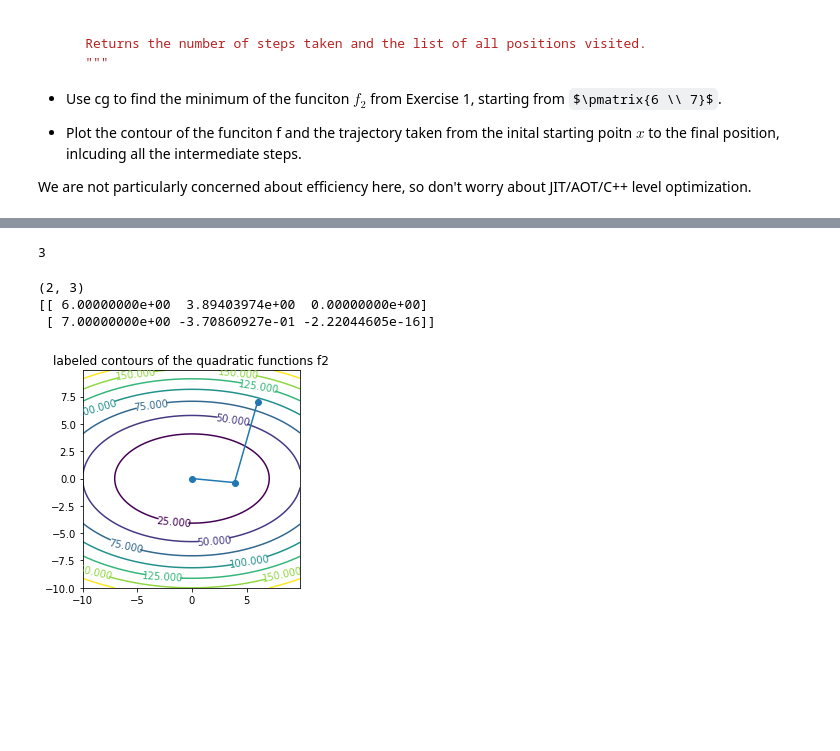
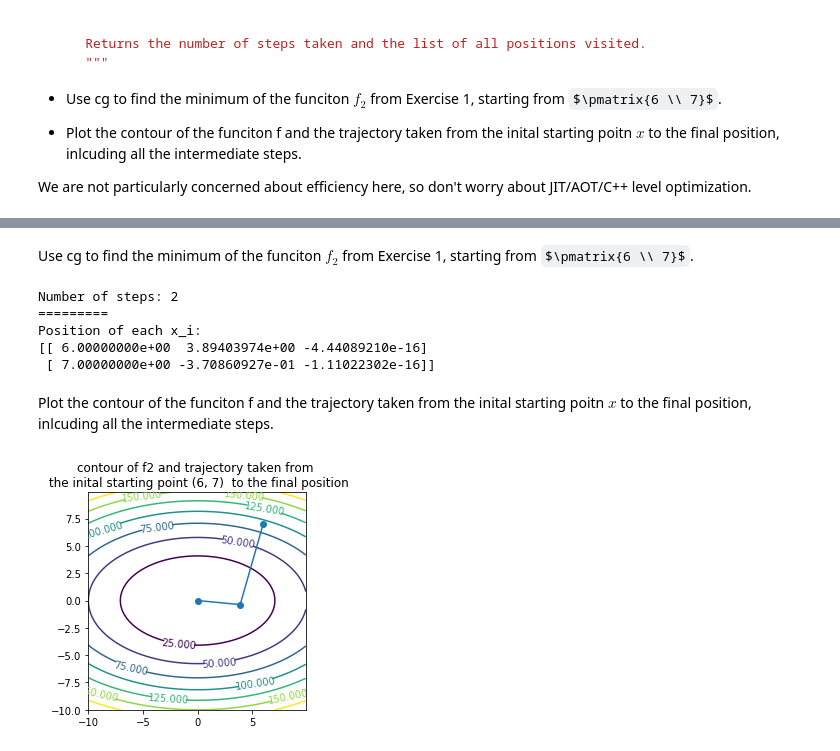
Before and after one commit to clintko/Duke_BIOS823_BigData_v2, a Jupyter notebook: Z06_Optimization_Kuei_v2.ipynb, the cells around one changed output, grey strips where cells are left out. Cells and saved outputs as stored; diff of their text form; code cells hidden in the pictures; some formulas as TeX source; blank space fills up the shorter version.

```diff
--- a/Z06_Optimization_Kuei_v2.ipynb
+++ b/Z06_Optimization_Kuei_v2.ipynb
@@ -211,0 +240,4 @@ def gram_schmidt(U, inner):
+# %%
+np.random.seed(0)
+U = np.c_[np.array([1, 1]), np.random.randn(2)]
+print(U)
@@ -211,0 +267,9 @@ def gram_schmidt(U, inner):
+# %%
+inner = lambda u, v: quard(np.array([[1, 0], [0, 3]]), u, v)
+V2 = gram_schmidt(U, inner)
+
+print("After gram_schmidt")
+print(V2)
+
+print("\ninner of v1 and v2")
+print(inner(V2[:, 0], V2[:, 1]))
@@ -326,9 +440,9 @@ def cg(x, A, b, c, max_iter=100, tol=1e-3):
     Returns the number of steps taken and the list of all positions visited.
     """
     ### initialization
-    p = b + A @ x
-    inner = lambda u, v: quard(A, u, v)
-    X_all = x
+    p =  -b + A @ x                     # the gradient
+    inner = lambda u, v: quard(A, u, v) # quadratic form
+    X_all = x                           # initial starting point
 
     ### conjugate gradient descent for f(x) = \frac{1}{2}x^TAx - b^Tx + c
     for num in range(max_iter):
@@ -343,44 +457,55 @@ def cg(x, A, b, c, max_iter=100, tol=1e-3):
         X_all = np.c_[X_all, x] # record each step
 
         ### decide the next direction
-        U = np.c_[p, np.random.randn(2)]
+        U = np.c_[p, -b + A @ x]
         U = gram_schmidt(U, inner)
         p = U[:, 1].reshape(-1, 1)
 
-    return num + 1, X_all
+    return X_all.shape[1] - 1, X_all
+# %% [markdown]
+Use cg to find the minimum of the funciton $f_2$ from Exercise 1, starting from $\pmatrix{6 \\ 7}$.
 # %%
+### initialization
 x = np.array([6, 7]).reshape(-1, 1)
-A = np.array([[1, 0], [0, 3]])
+
+A = np.array([[1, 0],
+              [0, 3]])
+
 b = np.array([0, 0]).reshape(-1, 1)
+
 c = np.array([0, 0]).reshape(-1, 1)
 
-nsteps, X = cg(x, A, b, c, max_iter = 10)
+### cg to find the minimum
+nsteps, X = cg(x, A, b, c)
+
+### check output
+print("Number of steps:", nsteps)
+print("=========")
+print("Position of each x_i:")
+print(X)
+# %% [output]
+Number of steps: 2
+=========
+Position of each x_i:
+[[ 6.00000000e+00  3.89403974e+00 -4.44089210e-16]
+ [ 7.00000000e+00 -3.70860927e-01 -1.11022302e-16]]
-# %%
-nsteps
-# %% [output]
-3
-# %%
-print(X.shape)
-print(X)
-# %% [output]
-(2, 3)
-[[ 6.00000000e+00  3.89403974e+00  0.00000000e+00]
- [ 7.00000000e+00 -3.70860927e-01 -2.22044605e-16]]
+# %% [markdown]
+Plot the contour of the funciton f and the trajectory taken from the inital starting poitn $x$ to the final position, inlcuding all the intermediate steps.
 # %%
 ### set x, y coordinate
 x    = np.arange(-10, 10, 0.1)
 y    = np.arange(-10, 10, 0.1)
 x, y = np.meshgrid(x, y)
 z    = f2(np.vstack([x.ravel(), y.ravel()])).reshape(x.shape)
 
 ### contour plot
 plt.figure()
 CS = plt.contour(x, y, z)
 plt.clabel(CS, inline = 1, fontsize = 10)
 
 plt.plot(X[0], X[1], "o-")
 
 plt.axis('square')
-plt.title('labeled contours of the quadratic functions f2');
+plt.title('contour of f2 and trajectory taken from \n the inital starting point (6, 7)  to the final position');
 # %% [output]
-[figure, old version]
+[figure, new version]
```
Also changed, not shown: parts of 18 cells of this notebook, 6 other files.
